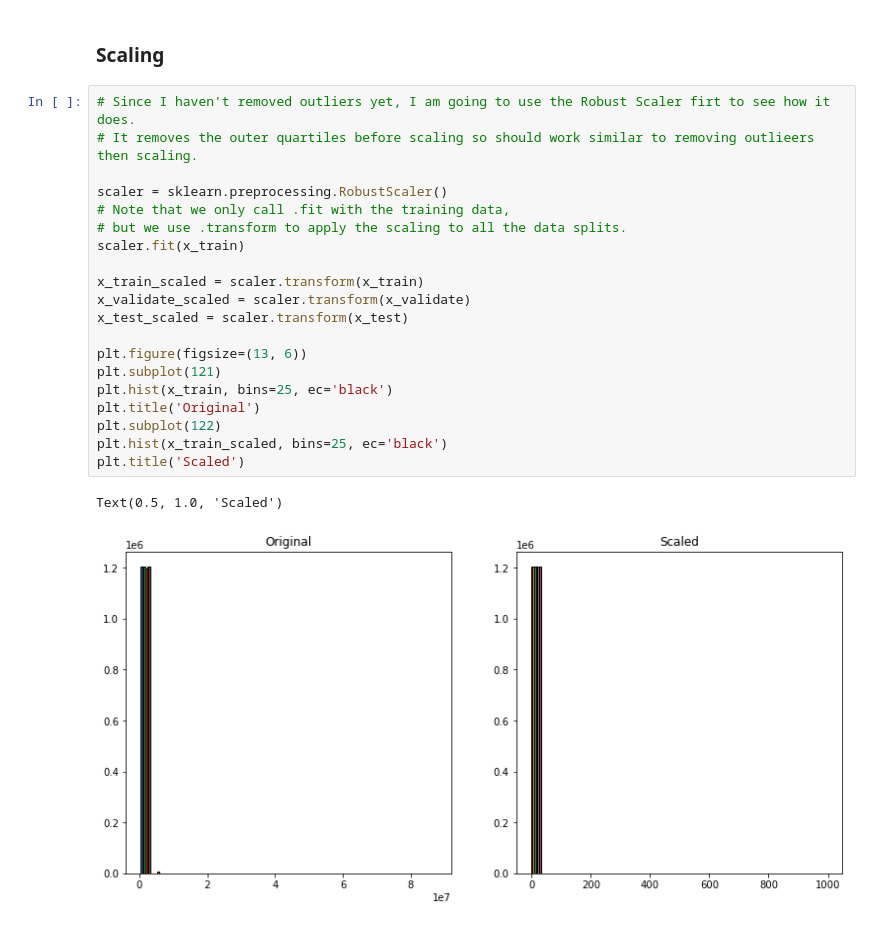
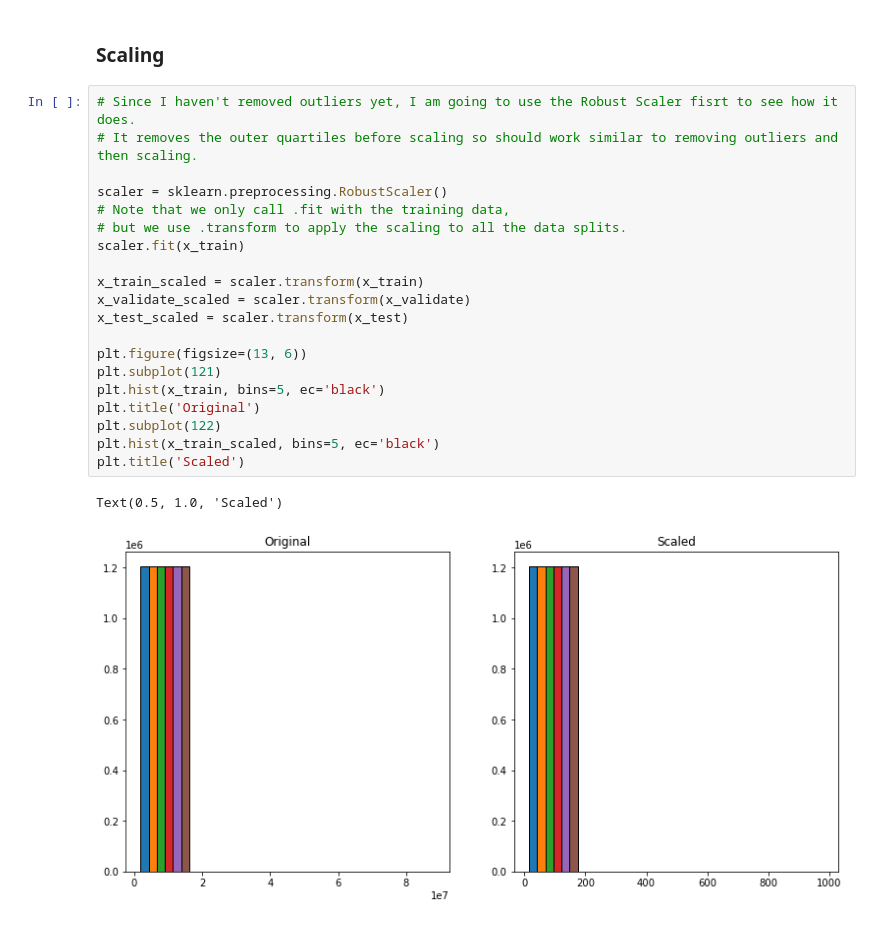
Before and after one commit to jeffakins/regression_exercises, a Jupyter notebook: wrangle.ipynb, the cells around one changed output. Cells and saved outputs as stored; diff of their text form.

```diff
--- a/wrangle.ipynb
+++ b/wrangle.ipynb
@@ -538,25 +534,25 @@ x_train, x_validate = train_test_split(x_train_and_validate)
 # %% [markdown]
 ### Scaling
 # %%
-# Since I haven't removed outliers yet, I am going to use the Robust Scaler firt to see how it does.
-# It removes the outer quartiles before scaling so should work similar to removing outlieers then scaling.
+# Since I haven't removed outliers yet, I am going to use the Robust Scaler fisrt to see how it does.
+# It removes the outer quartiles before scaling so should work similar to removing outliers and then scaling.
 
 scaler = sklearn.preprocessing.RobustScaler()
 # Note that we only call .fit with the training data,
 # but we use .transform to apply the scaling to all the data splits.
 scaler.fit(x_train)
 
 x_train_scaled = scaler.transform(x_train)
 x_validate_scaled = scaler.transform(x_validate)
 x_test_scaled = scaler.transform(x_test)
 
 plt.figure(figsize=(13, 6))
 plt.subplot(121)
-plt.hist(x_train, bins=25, ec='black')
+plt.hist(x_train, bins=5, ec='black')
 plt.title('Original')
 plt.subplot(122)
-plt.hist(x_train_scaled, bins=25, ec='black')
+plt.hist(x_train_scaled, bins=5, ec='black')
 plt.title('Scaled')
 # %% [output]
 Text(0.5, 1.0, 'Scaled')
-[figure, old version]
+[figure, new version]
```
Also changed, not shown: parts of 6 cells of this notebook, 1 other file.
